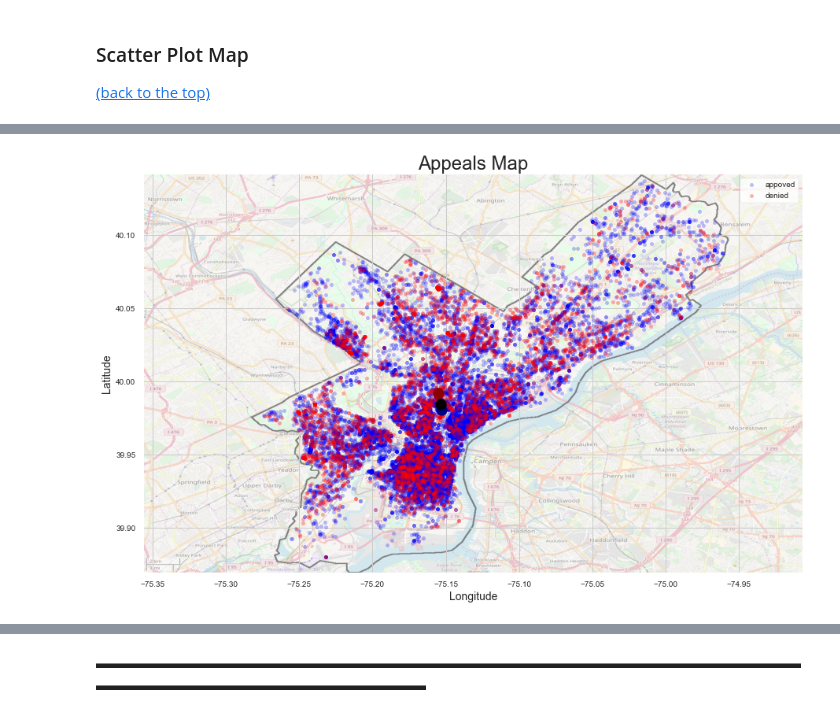
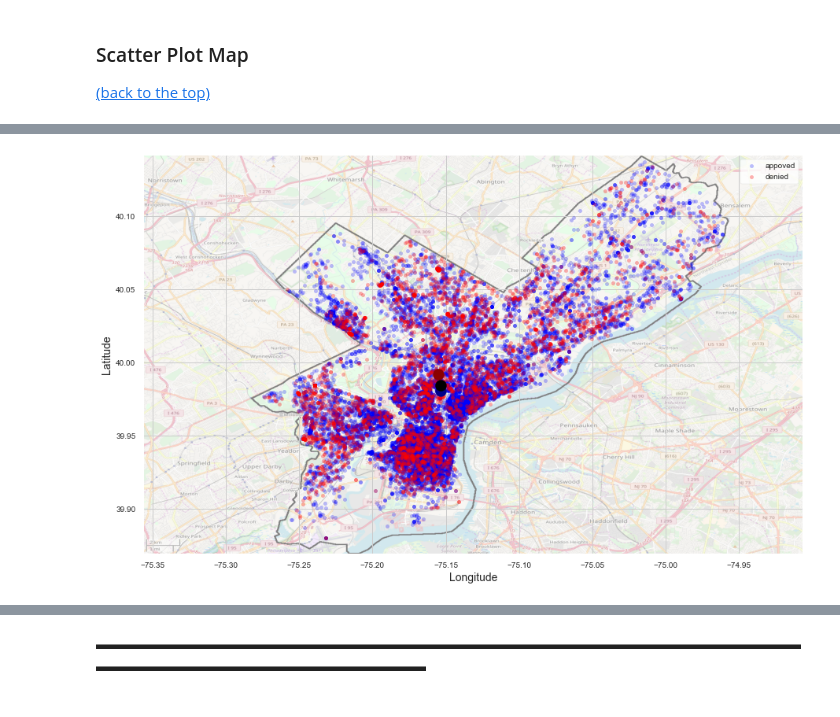
Before and after one commit to adreyzin/Philly_L_and_I_Appeals, a Jupyter notebook: City of Philadelphia Licenses and Inspections Appeals.ipynb, the cells around one changed output, grey strips where cells are left out. Saved outputs shown, nothing was run; the diff lists cells and outputs as text; code cells hidden in the pictures.

```diff
--- a/City of Philadelphia Licenses and Inspections Appeals.ipynb
+++ b/City of Philadelphia Licenses and Inspections Appeals.ipynb
@@ -770,0 +777,27 @@ NE_Lng = -75.0772
+# %%
+import numpy as np
+import matplotlib.image as mpimg
+philadelphia_img=mpimg.imread('images/Street_map_of_Philadelphia_and_surrounding_area.png')
+
+
+plt.axes
+plt.figure(figsize=(15,15))
+#plt.title('Landmarks Used in Modeling', size=24)
+plt.rc('font', size=16)
+
+plt.imshow(philadelphia_img, extent=[-75.356, -74.9066, 39.8694, 40.1414], alpha=0.7)
+
+plt.scatter(lm_lngs, lm_lats)
+
+for i, landmarkname in enumerate(landmarknames):
+    plt.annotate(landmarkname, xy=(lm_lngs[i], lm_lats[i]), xytext=(7, -3), textcoords="offset points")
+
+plt.grid('on')
+plt.legend()
+plt.rc('font', size=18)
+
+plt.ylabel("Latitude", fontsize=14)
+plt.xlabel("Longitude", fontsize=14)
+
+plt.savefig('images/landmarks_map.png',bbox_inches='tight')
+plt.show()
@@ -845,32 +880,32 @@ centers
 import numpy as np
 import matplotlib.image as mpimg
 philadelphia_img=mpimg.imread('images/Street_map_of_Philadelphia_and_surrounding_area.png')
 
 plt.axes
 plt.figure(figsize=(15,15))
-plt.title('Appeals Map', size=24)
+#plt.title('Appeals Map', size=24)
 plt.rc('font', size=24)
 
 plt.imshow(philadelphia_img, extent=[-75.356, -74.9066, 39.8694, 40.1414], alpha=0.5)
 
 dfscat = df[df['decision'] == 'approved']
 plt.scatter(dfscat['lng'], dfscat['lat'], marker = 'o', label = 'appoved', s=20, alpha=0.25, c='blue')
 
 dfscat = df[df['decision'] == 'denied']
 plt.scatter(dfscat['lng'], dfscat['lat'], marker = 'o', label = 'denied', s=20, alpha=0.3, c='red')
 
 plt.scatter(centers.loc['denied']['lng'], centers.loc['denied']['lat'], c='darkred', s=200, alpha=1)
 plt.scatter(centers.loc['approved']['lng'], centers.loc['approved']['lat'], c='darkblue', s=200, alpha=1)
 plt.scatter(centers.loc['general']['lng'], centers.loc['general']['lat'], c='black', s=200, alpha=1)
 
 plt.grid('on')
 plt.legend()
 plt.rc('font', size=18)
 
 plt.ylabel("Latitude", fontsize=14)
 plt.xlabel("Longitude", fontsize=14)
 
 plt.savefig('images/appeal_map.png',bbox_inches='tight')
 plt.show()
 # %% [output]
-[figure, old version]
+[figure, new version]
```
Also changed, not shown: parts of 62 cells of this notebook, 5 other files.
